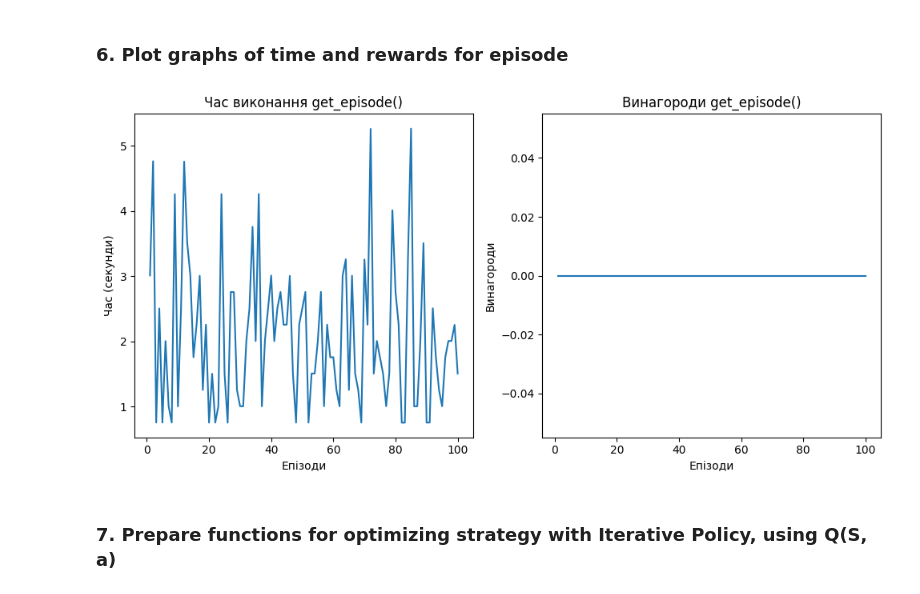
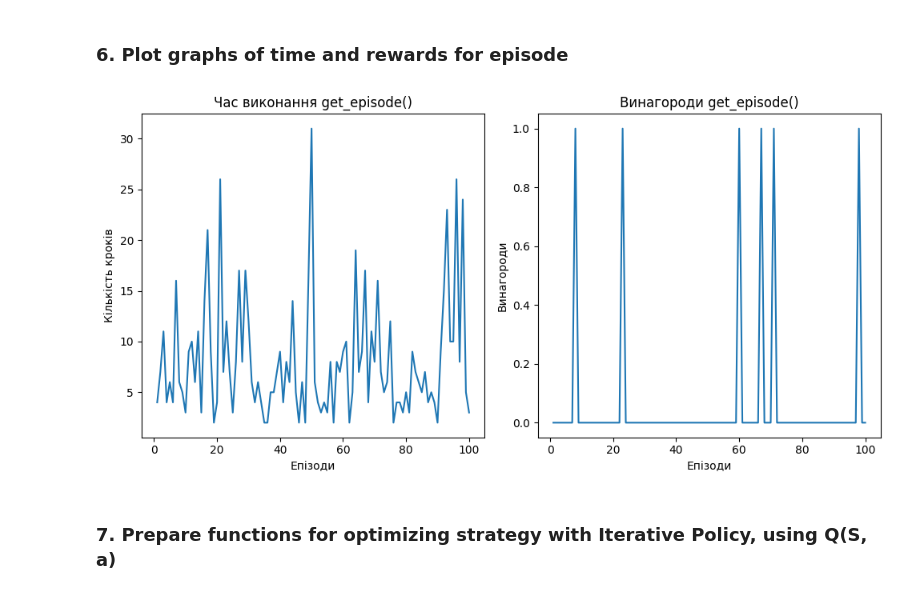
Before and after one commit to AnnaBozhenko/RL, a Jupyter notebook: lab_1/lab_1.ipynb, the cells around one changed output. Saved outputs shown, nothing was run; the diff lists cells and outputs as text; code cells hidden in the pictures.

```diff
--- a/lab_1/lab_1.ipynb
+++ b/lab_1/lab_1.ipynb
@@ -274,7 +276,7 @@ def plot_episodes(episodes_n, exec_time_arr, rewards):
     ax1.plot(range(1, episodes_n + 1), exec_time_arr)
     ax1.set_title("Час виконання get_episode()") # враховуючи час очікування потоку
     ax1.set_xlabel("Епізоди")
-    ax1.set_ylabel("Час (секунди)")
+    ax1.set_ylabel("Кількість кроків")
 
     ax2.plot(range(1, episodes_n + 1), rewards)
     ax2.set_title("Винагороди get_episode()")
@@ -286,19 +290,17 @@ def plot_episodes(episodes_n, exec_time_arr, rewards):
 # %%
-exec_time_arr_random_policy = []
+steps_arr_random_policy = []
 rewards_random_policy = []
 episodes_n = 100
 
 for _ in range(episodes_n):
-    s_time = time.perf_counter()
     episode = get_episode(env)
-    total_time = time.perf_counter() - s_time
 
     rewards_random_policy.append(sum([step[2] for step in episode]))
-    exec_time_arr_random_policy.append(total_time)
+    steps_arr_random_policy.append(len(episode))
 # %%
-plot_episodes(episodes_n, exec_time_arr_random_policy, rewards_random_policy)
+plot_episodes(episodes_n, steps_arr_random_policy, rewards_random_policy)
 # %% [output]
-[figure, old version]
+[figure, new version]
 # %% [markdown]
 ### 7. Prepare functions for optimizing strategy with Iterative Policy, using Q(S, a)
 # %% [markdown]
```
Also changed, not shown: parts of 25 cells of this notebook, 1 other file.
